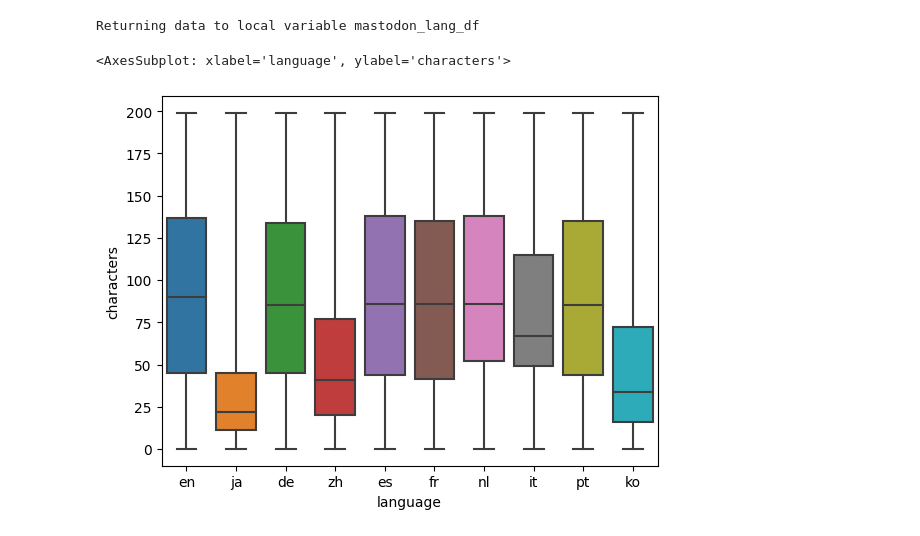
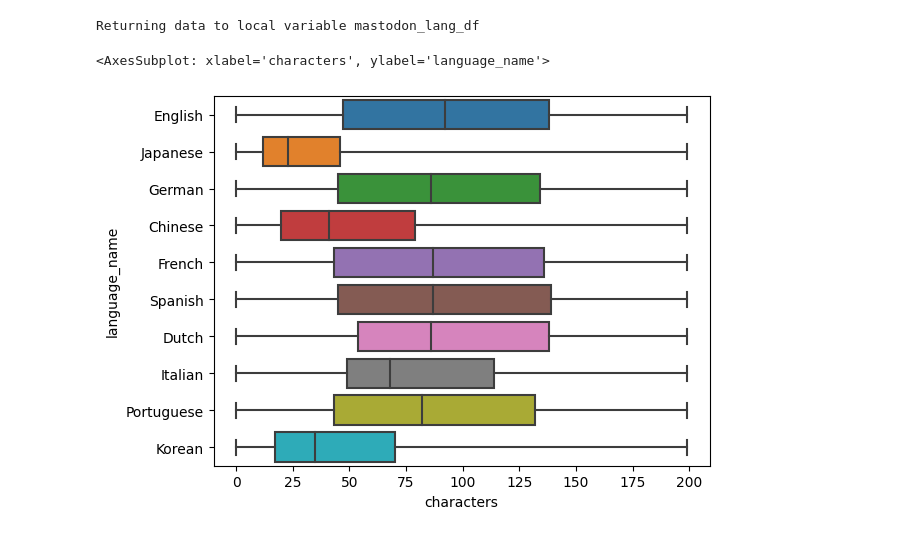
Before and after one commit to saubury/mastodon-stream, a Jupyter notebook: notebooks/mastodon-analysis.ipynb, the cells around one changed output. Drawn from its saved outputs; the diff is of its cells as text; code cells hidden in the pictures.

Commit message:
simplify language lookup

```diff
--- a/notebooks/mastodon-analysis.ipynb
+++ b/notebooks/mastodon-analysis.ipynb
@@ -102,7 +136,7 @@ and language not in ('unknown');
 # %% [output]
 Returning data to local variable mastodon_lang_df
 # %%
-sns.boxplot(data=mastodon_lang_df, y="characters", x="language", whis=100, orient="v", order=mastodon_lang_df.language.value_counts().iloc[:10].index)
+sns.boxplot(data=mastodon_lang_df, x="characters", y="language_name", whis=100, orient="h", order=mastodon_lang_df.language_name.value_counts().iloc[:10].index)
 # %% [output]
-<AxesSubplot: xlabel='language', ylabel='characters'>
+<AxesSubplot: xlabel='characters', ylabel='language_name'>
-[figure, old version]
+[figure, new version]
```
Also changed, not shown: parts of 13 cells of this notebook, 3 other files.
